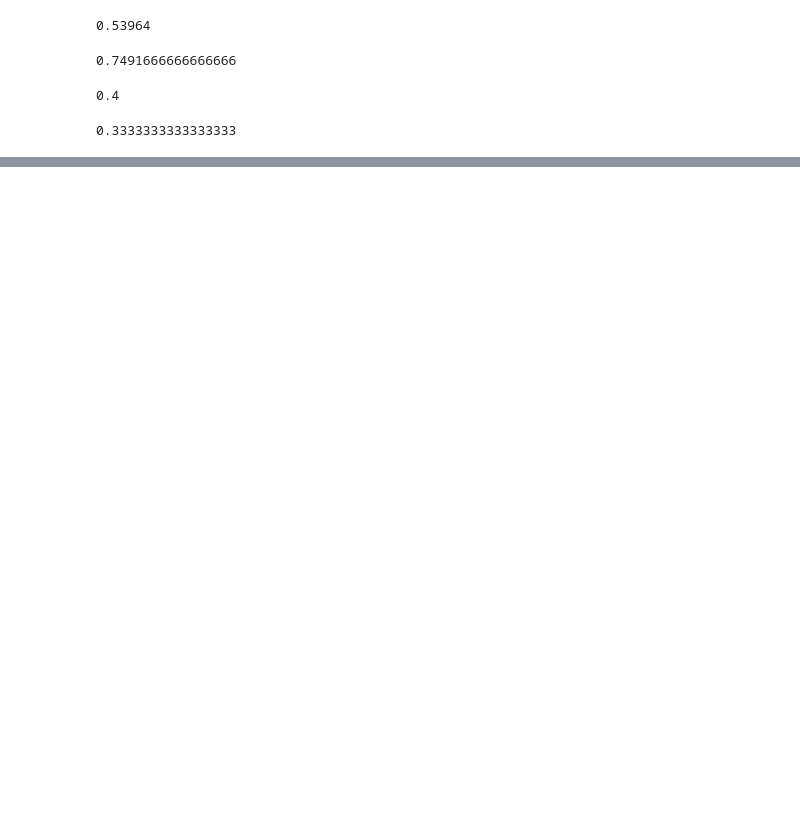
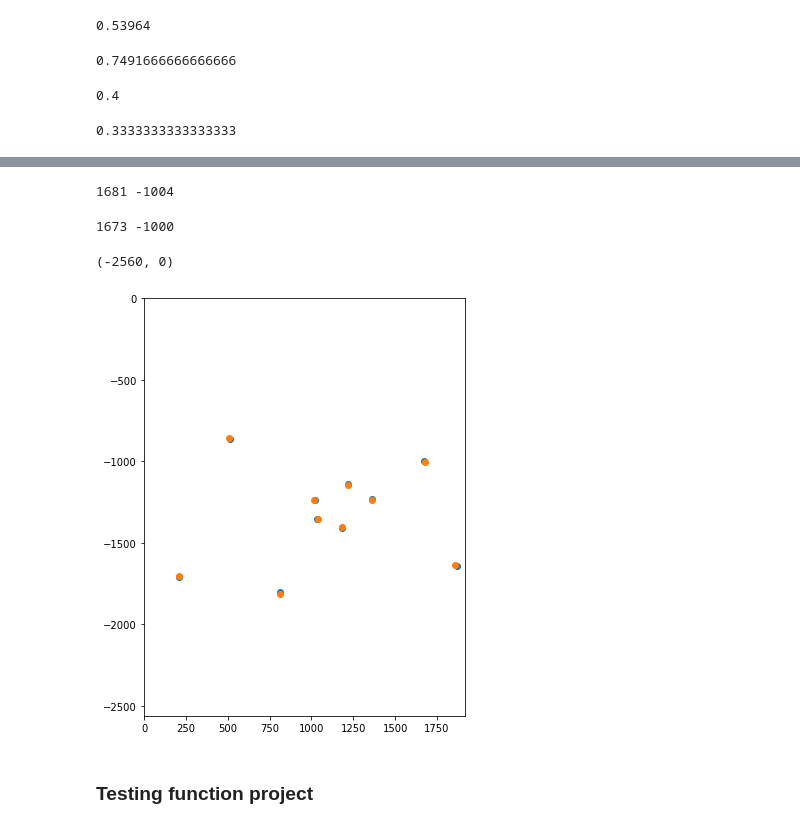
Before and after one commit to cmoscardi/Big_Data_UO_Ray_Tracing, a Jupyter notebook: find_colin_params.ipynb, the cells around one changed output, grey strips where cells are left out. Saved outputs shown, nothing was run; the diff lists cells and outputs as text; code cells hidden in the pictures; blank space fills up the shorter version.

Commit message:
best params

```diff
--- a/find_colin_params.ipynb
+++ b/find_colin_params.ipynb
@@ -10,7 +10,7 @@ def center_image_fiducials(dimensions,fiducials):
 
     for i in range(np.shape(fiducials)[0]):
         fiducials[i,0] = fiducials[i,0] - (dimensions[0] / 2)
-        fiducials[i,1] = (dimensions[1] / 2) - fiducials[i,1]
+        fiducials[i,1] = fiducials[i,1] - (dimensions[1] / 2)
 
     return fiducials
 # %%
@@ -229,7 +229,7 @@ def call(params,xyz_s,xy_t):
     ''' Guess parameters near start and brute-force minimize '''
     start = params
 
-    boundsN=[(0.01, 0.99), (-0.99, 0.99), (0.01, 0.99),
+    boundsN=[(0.01, 0.99), (-0.99, 0.99), (-0.1, 0.1),
             (0.0001, 0.9999), (0.0001, 0.9999), (0.35, 0.45), (0.1, 1.2)]
 
     res = minimize(fullfunc, start,args=(xyz_s,xy_t), \
@@ -279,7 +283,7 @@ fiducials = np.array([
                         [1037, 1355], # Flatiron
                         [1013, 1237]]) # 755 Broadway
 
-dimensions = np.array([2560, 1918])
+dimensions = np.array([1918, 2560])
 fiducials = center_image_fiducials(dimensions,fiducials)
 # %%
 xy_t = fiducials
@@ -361,0 +373,21 @@ params_orig(params)
+# %%
+print fiducials[1,0]+1918/2, -(fiducials[1,1]+2560/2)
+# %% [output]
+1681 -1004
+# %%
+print (proj_fid[1, 0]+1918/2).astype(int), -(proj_fid[1,1]+2560/2).astype(int)
+# %% [output]
+1673 -1000
+# %%
+s=3
+pl.figure(figsize=(s*1.918,s*2.560))
+proj_fid = colin(params_orig(params), lidar_fiducials)
+pl.scatter(proj_fid[:, 0]+1918/2, -(proj_fid[:,1]+2560/2))
+pl.scatter(fiducials[:,0]+1918/2, -(fiducials[:,1]+2560/2))
+pl.xlim(0,1918)
+pl.ylim(-2560,0)
+# %% [output]
+(-2560, 0)
+[figure, added]
+# %% [markdown]
+### Testing function project
```
Also changed, not shown: parts of 9 cells of this notebook.
